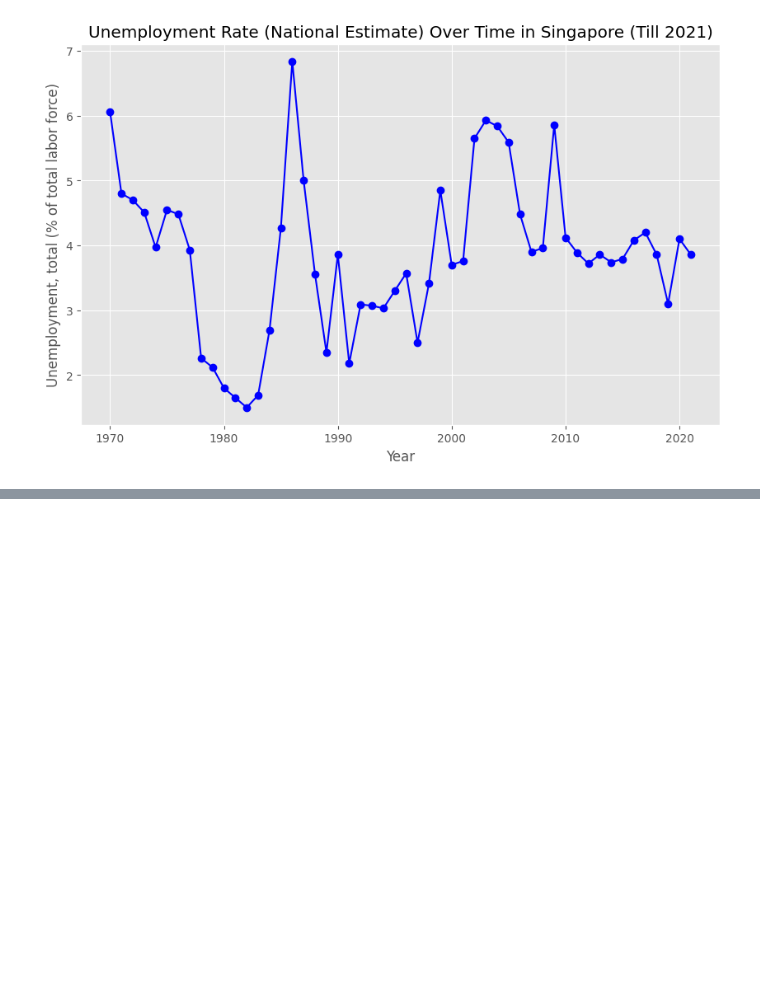
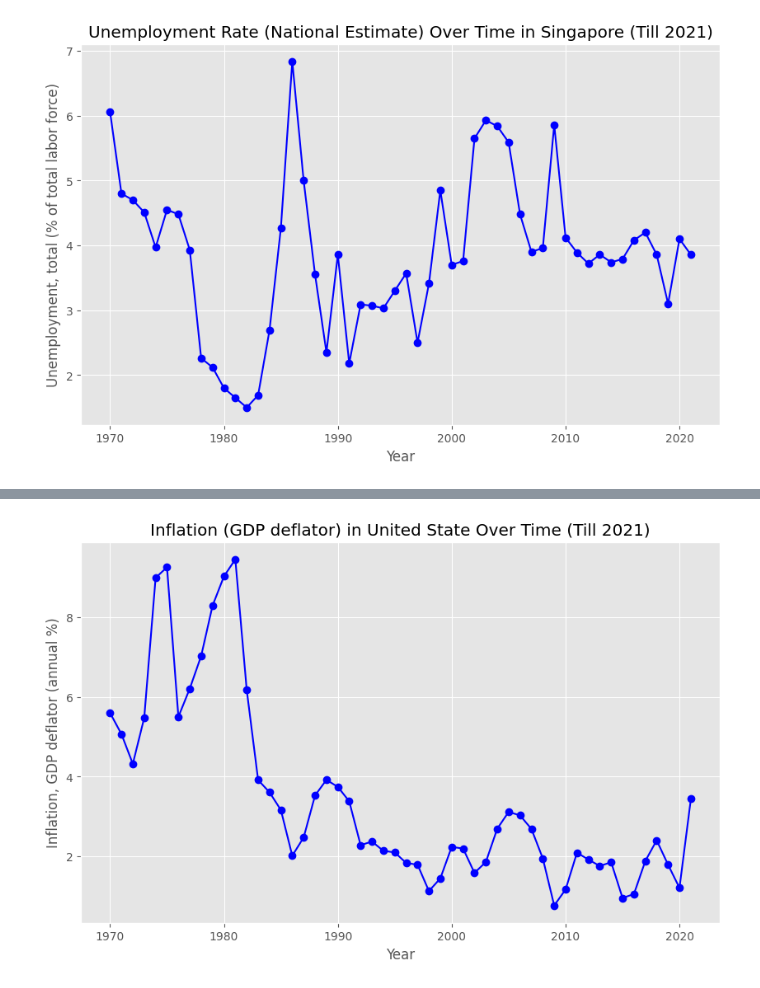
Before and after one commit to fishbrightwise/IS424-G2T4, a Jupyter notebook: notebooks/3.5) EDA_For_Research.ipynb, the cells around one changed output, grey strips where cells are left out. Saved outputs shown, nothing was run; the diff lists cells and outputs as text; code cells hidden in the pictures; blank space fills up the shorter version.

```diff
--- a/notebooks/3.5) EDA_For_Research.ipynb
+++ b/notebooks/3.5) EDA_For_Research.ipynb
@@ -131,0 +135,3 @@ plt.show()
+# %%
+filtered_df_us = df[df['country'] == 'United States']
+filtered_df_us
@@ -131,0 +156,3 @@ plt.show()
+# %%
+# Replace NaN values with the mean of the column
+filtered_df_us['Inflation, GDP deflator (annual %)'] = filtered_df_us['Inflation, GDP deflator (annual %)'].fillna(filtered_df_us['Inflation, GDP deflator (annual %)'].mean())
@@ -131,0 +165,11 @@ plt.show()
+# %%
+# Plotting the time series for inflation, GDP deflator (annual %)
+plt.figure(figsize=(10,6))
+plt.plot(filtered_df_us['year'], filtered_df_us['Inflation, GDP deflator (annual %)'], marker='o', linestyle='-', color='b')
+plt.title('Inflation (GDP deflator) in United State Over Time (Till 2021)')
+plt.xlabel('Year')
+plt.ylabel('Inflation, GDP deflator (annual %)')
+plt.grid(True)
+plt.show()
+# %% [output]
+[figure, added]
```
Also changed, not shown: parts of 11 cells of this notebook.
